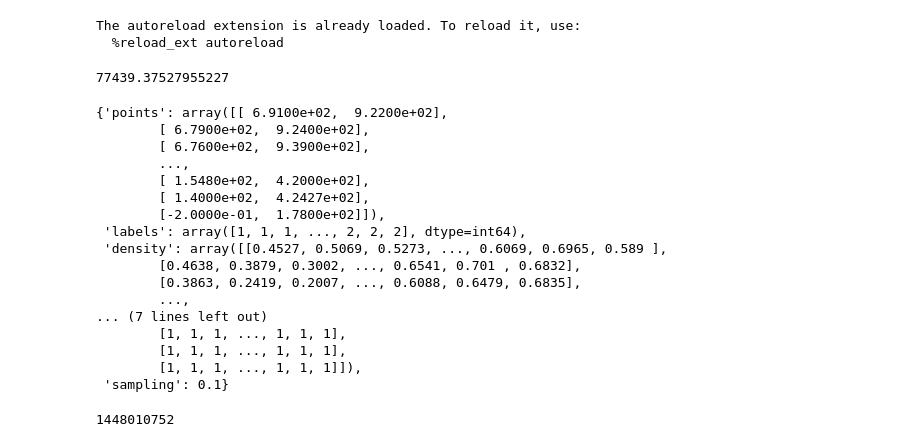
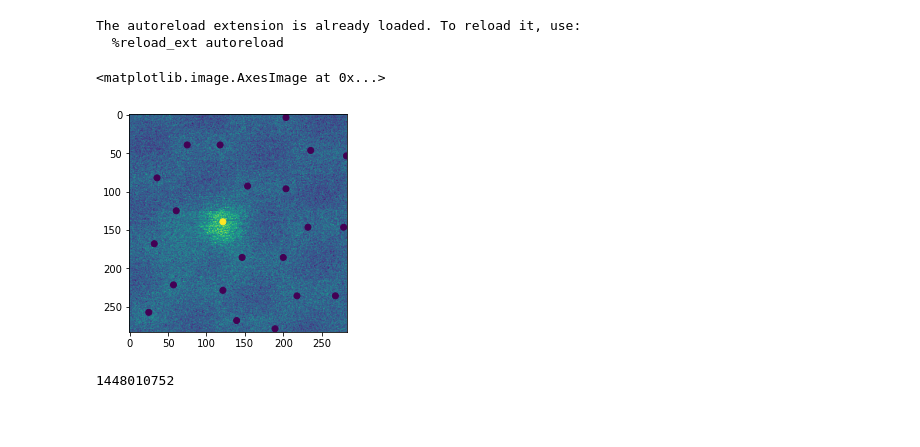
Before and after one commit to jacobjma/nionswift-structure-recognition, a Jupyter notebook: notebooks/test_model.ipynb, the cells around one changed output. Saved outputs shown, nothing was run; the diff lists cells and outputs as text; code cells hidden in the pictures; blank space fills up the shorter version.

```diff
--- a/notebooks/test_model.ipynb
+++ b/notebooks/test_model.ipynb
@@ -20,6 +25,6 @@ from skimage.transform import downscale_local_mean
 The autoreload extension is already loaded. To reload it, use:
   %reload_ext autoreload
 # %%
-#device=torch.device('cpu')
-device = torch.device('cuda:0')
+device=torch.device('cpu')
+#device = torch.device('cuda:0')
 model = load_preset_model('graphene', device=device)
@@ -28,24 +31,15 @@ image = np.load('test_image.npy')
-# %%
-model(image, .1)
-# %% [output]
-77439.37527955227
-{'points': array([[ 6.9100e+02,  9.2200e+02],
-        [ 6.7900e+02,  9.2400e+02],
-        [ 6.7600e+02,  9.3900e+02],
-        ...,
-        [ 1.5480e+02,  4.2000e+02],
-        [ 1.4000e+02,  4.2427e+02],
-        [-2.0000e-01,  1.7800e+02]]),
- 'labels': array([1, 1, 1, ..., 2, 2, 2], dtype=int64),
- 'density': array([[0.4527, 0.5069, 0.5273, ..., 0.6069, 0.6965, 0.589 ],
-        [0.4638, 0.3879, 0.3002, ..., 0.6541, 0.701 , 0.6832],
-        [0.3863, 0.2419, 0.2007, ..., 0.6088, 0.6479, 0.6835],
-        ...,
-... (7 lines left out)
-        [1, 1, 1, ..., 1, 1, 1],
-        [1, 1, 1, ..., 1, 1, 1],
-        [1, 1, 1, ..., 1, 1, 1]]),
- 'sampling': 0.1}
+# %%
+#image = np.load('test_image.npy')[:100,:100]
+image = imread('VCR stack (MAADF) atom1_2 12:22:23.tif')[0]
+# %%
+#for i in tqdm(range(1000)):
+output = model(image, .028)
+# %%
+plt.scatter(*output['points'].T, c=output['labels'])
+plt.imshow(image)
+# %% [output]
+<matplotlib.image.AxesImage at 0x...>
+[figure, added]
 # %%
 torch.cuda.max_memory_allocated(device=device) #* 1e-9
 # %% [output]
```
Also changed, not shown: parts of 2 cells of this notebook, 1 other file.
